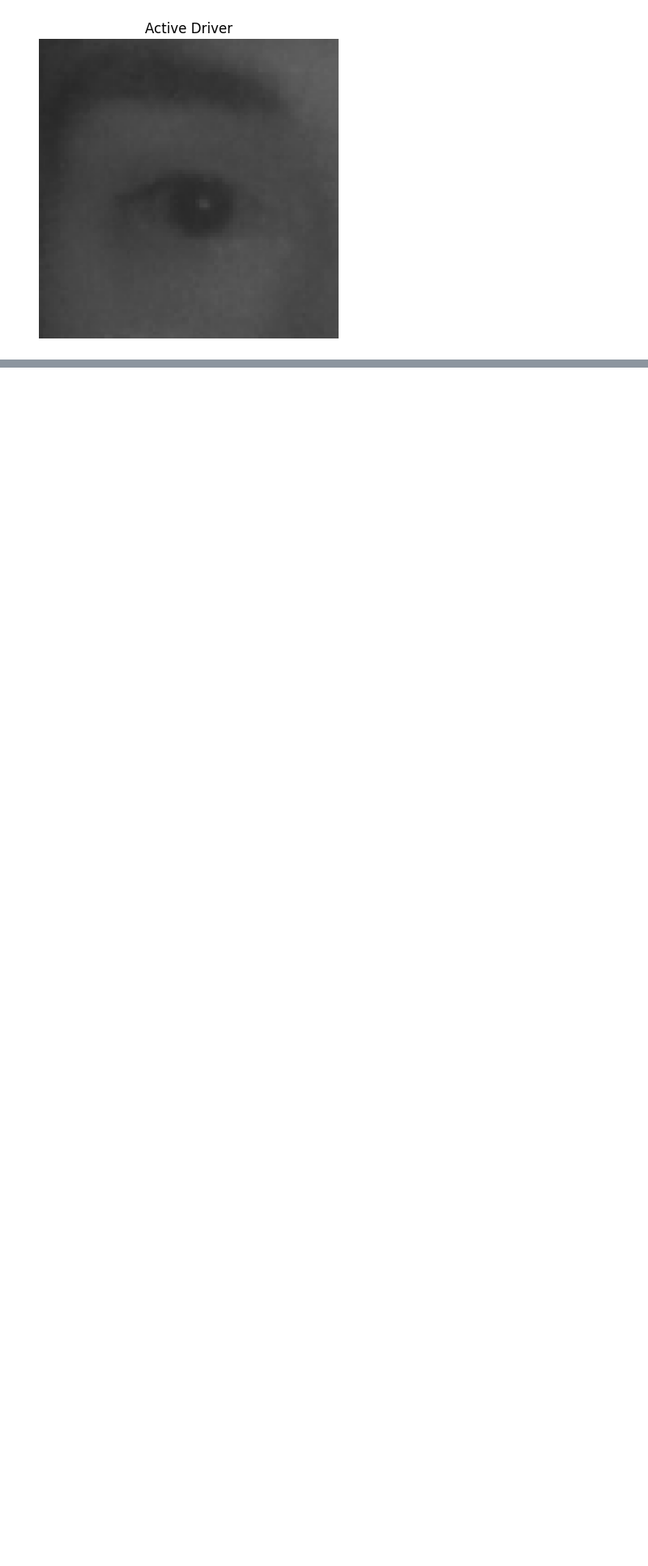
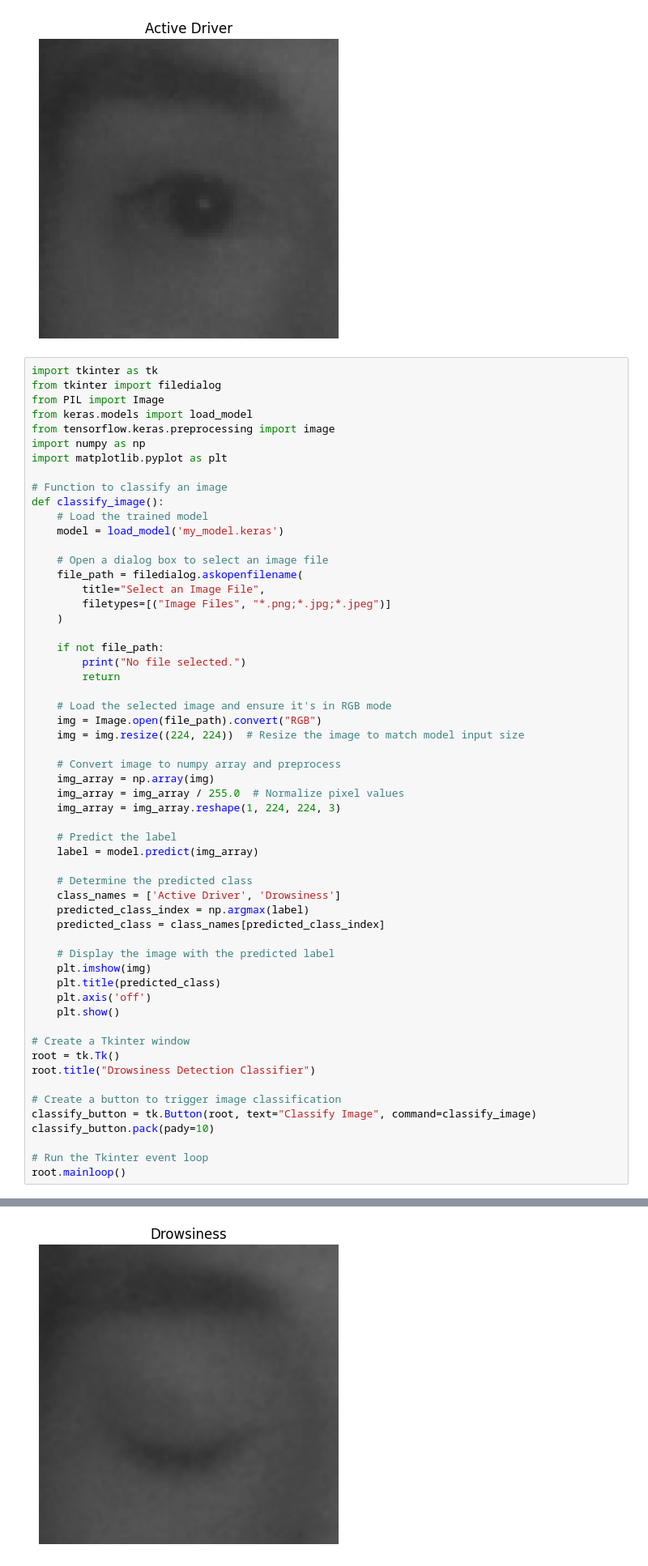
Before and after one commit to ajaykarthik-t/Driver-Drowsiness-Detection, a Jupyter notebook: Driver Drowsiness Detection.ipynb, the cells around one changed output, grey strips where cells are left out. Shown: that part at 81% size. Drawn from its saved outputs; the diff is of its cells as text; blank space fills up the shorter version.

Commit message:
added gui for selecting images

```diff
--- a/Driver Drowsiness Detection.ipynb
+++ b/Driver Drowsiness Detection.ipynb
@@ -363,3 +363,61 @@ WARNING:tensorflow:5 out of the last 6 calls to <function TensorFlowTrainer.make
 1/1 ━━━━━━━━━━━━━━━━━━━━ 5s 5s/step
 Predicted Class: Active Driver
 [figure]
+# %%
+import tkinter as tk
+from tkinter import filedialog
+from PIL import Image
+from keras.models import load_model
+from tensorflow.keras.preprocessing import image
+import numpy as np
+import matplotlib.pyplot as plt
+
+# Function to classify an image
+def classify_image():
+    # Load the trained model
+    model = load_model('my_model.keras')
+
+    # Open a dialog box to select an image file
+    file_path = filedialog.askopenfilename(
+        title="Select an Image File",
+        filetypes=[("Image Files", "*.png;*.jpg;*.jpeg")]
+    )
+
+    if not file_path:
+        print("No file selected.")
+        return
+
+    # Load the selected image and ensure it's in RGB mode
+    img = Image.open(file_path).convert("RGB")
+    img = img.resize((224, 224))  # Resize the image to match model input size
+
+    # Convert image to numpy array and preprocess
+    img_array = np.array(img)
+    img_array = img_array / 255.0  # Normalize pixel values
+    img_array = img_array.reshape(1, 224, 224, 3)
+
+    # Predict the label
+    label = model.predict(img_array)
+
+    # Determine the predicted class
+    class_names = ['Active Driver', 'Drowsiness']
+    predicted_class_index = np.argmax(label)
+    predicted_class = class_names[predicted_class_index]
+
+    # Display the image with the predicted label
+    plt.imshow(img)
+    plt.title(predicted_class)
+    plt.axis('off')
+    plt.show()
+
+# Create a Tkinter window
+root = tk.Tk()
+root.title("Drowsiness Detection Classifier")
+
+# Create a button to trigger image classification
+classify_button = tk.Button(root, text="Classify Image", command=classify_image)
+classify_button.pack(pady=10)
+
+# Run the Tkinter event loop
+root.mainloop()
+# %% [output]
@@ -365,0 +425 @@ Predicted Class: Active Driver
+[figure, added]
```
Also changed, not shown: parts of 1 cell of this notebook, 1 other file.
